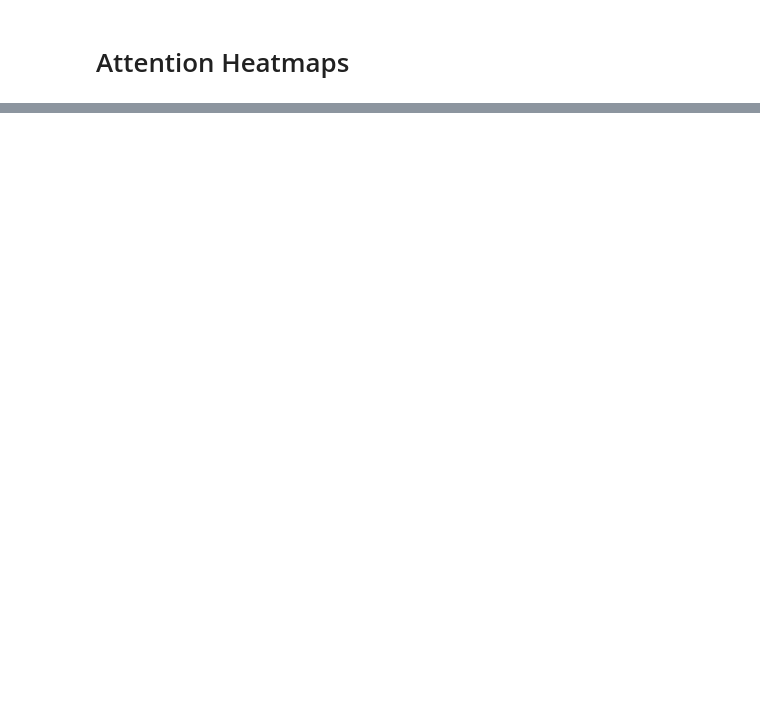
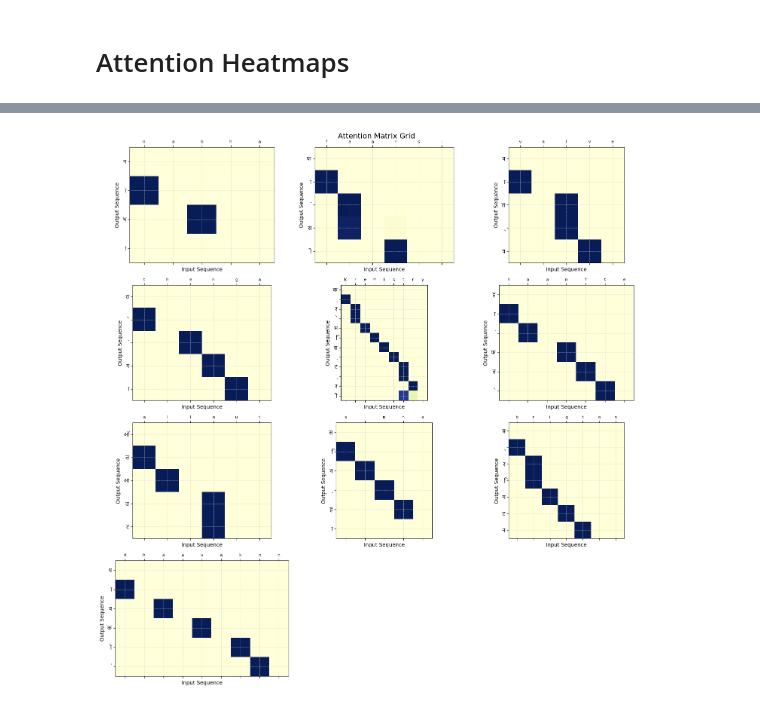
Before and after one commit to raghav-7288/Transliteration-System, a Jupyter notebook: Q5.ipynb, the cells around one changed output, grey strips where cells are left out. Drawn from its saved outputs; the diff is of its cells as text; code cells hidden in the pictures; blank space fills up the shorter version.

Commit message:
attention-update

```diff
--- a/Q5.ipynb
+++ b/Q5.ipynb
@@ -446,7 +478,7 @@ params = {
     'optimizer' : 'adam',
     'learning_rate': 0.001,
     'batch_size': 64,
-    'num_epochs': 1,
+    'num_epochs': 10,
     'teacher_fr' : 0.5,
     'length_penalty' : 0.6,
     'beam_width': 1,
@@ -456,12 +488,12 @@ params = {
 preprocessed_data = loadData(params)
 tensors = create_tensor(preprocessed_data)
 
-encoder = Encoder(params, preprocessed_data).to(device)
-decoder = Decoder(params, preprocessed_data).to(device)
-model = Seq2Seq(encoder, decoder, params, preprocessed_data).to(device)
+encoder = Encoder_Attention(params, preprocessed_data).to(device)
+decoder = Decoder_Attention(params, preprocessed_data).to(device)
+model = Seq2Seq_Attention(encoder, decoder, params, preprocessed_data).to(device)
 # print(model)
 
-criterion = nn.CrossEntropyLoss()
+criterion = nn.CrossEntropyLoss(ignore_index = 0)
 optimizer = get_optim(model,params)
 # Print total number of parameters in the model
 total_parameters = get_total_parameters(model)
@@ -501,7 +641,7 @@ correct_pred = 0
 total_words = len(preprocessed_data['test_words'])
 with tqdm(total = total_words, desc = 'Test_beam') as pbar_:
     for word, translation in zip(preprocessed_data['test_words'], preprocessed_data['test_translations']):
-        ans, _ = beam_search(trained_model, word, preprocessed_data, params)
+        ans = beam_search(trained_model, word, preprocessed_data, params)
         if ans == translation[1:-1]:
             correct_pred += 1
         pbar_.update(1)
@@ -590,0 +654,35 @@ def predict(model, word, preprocessed_data, params):
+# %%
+def plot_attention_grid(sentences, translations, attentions, figsize=(15, 15)):
+  fig, axes = plt.subplots(4, 3, figsize=figsize)
+  fig.suptitle('Attention Matrix Grid', fontsize=14, fontname='your_font.ttf')
+  for i in range(10):
+    sentence = list(sentences[i])
+    translation = list(translations[i])
+    attention = attentions[i][:len(translation), :len(sentence)].squeeze(1).detach().numpy()
+    ax = axes.flat[i]
+    ax.matshow(attention, cmap='YlGnBu')
+    ax.set_xticks(np.arange(len(sentence)))
+    ax.set_xticklabels(sentence, size=8)
+    ax.set_yticks(np.arange(len(translation)))
+    hindi_font = hindi_font = FontProperties(fname='/kaggle/input/wordcloud-hindi-font/Nirmala.ttf')
+    ax.set_yticklabels(translation, size=8, fontproperties = hindi_font)
+    ax.set_xlabel('Input Sequence', fontsize=10)
+    ax.set_ylabel('Output Sequence', fontsize=10)
+    ax.grid(color='lightgray', linestyle='--', linewidth=0.5)
+  for ax in axes.flat[10:]:
+    ax.axis('off')
+  fig.tight_layout()
+  plt.show()
+# %%
+random_pairs = random.sample(list(zip(preprocessed_data['test_words'], preprocessed_data['test_translations'])), 10)
+inputs, outputs, attentions = [], [], []
+for i, (w, t) in enumerate(random_pairs):
+    input_seq, output_seq = w[:-1], t[1:-1]
+    predicted_output, attention = predict(trained_model, input_seq, preprocessed_data, params)
+    attention = attention[:, :, :(len(input_seq))]
+    inputs.append(input_seq)
+    outputs.append(output_seq)
+    attentions.append(attention)
+plot_attention_grid(inputs, outputs, attentions)
+# %% [output]
+[figure, added]
```
Also changed, not shown: parts of 16 cells of this notebook, 2 other files.
